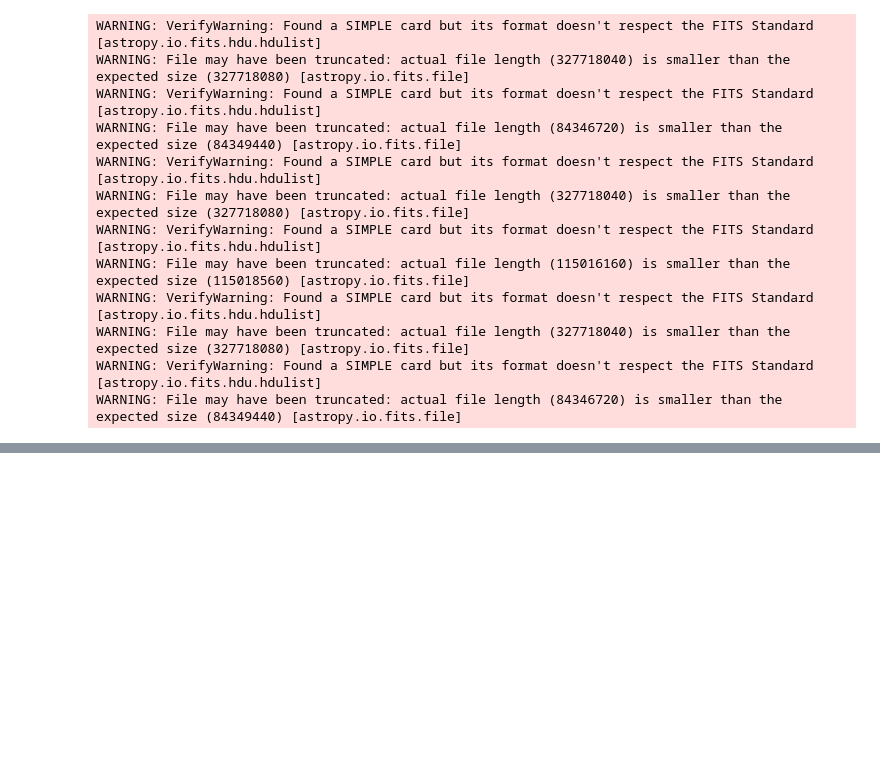
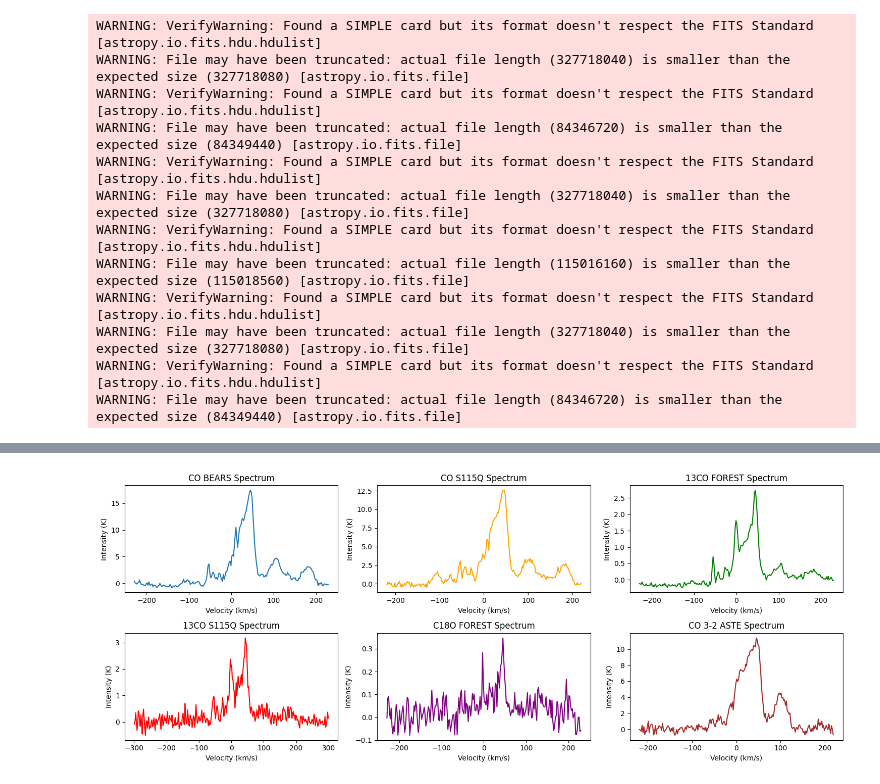
Before and after one commit to SpacialTree/dustridge-cd, a Jupyter notebook: notebooks/dustridge_co_mom0.ipynb, the cells around one changed output, grey strips where cells are left out. Saved outputs shown, nothing was run; the diff lists cells and outputs as text; code cells hidden in the pictures; blank space fills up the shorter version.

```diff
--- a/notebooks/dustridge_co_mom0.ipynb
+++ b/notebooks/dustridge_co_mom0.ipynb
@@ -52,3 +56,19 @@ subcube_13co_forest = cube_13co_forest.subcube_from_regions([reg])
 subcube_13co_s115q = cube_13co_s115q.subcube_from_regions([reg])
 subcube_c18o_forest = cube_c18o_forest.subcube_from_regions([reg])
 subcube_co32_aste = cube_co32_aste.subcube_from_regions([reg])
+# %%
+reg_left_cd = Regions.read('/orange/adamginsburg/jwst/cloudc/lactea-filament/lactea-filament/regions_/left_cloudd.region')
+# %%
+regcube_co_bears = cube_co_bears.subcube_from_regions(reg_left_cd)
+regcube_co_s115q = cube_co_s115q.subcube_from_regions(reg_left_cd)
+regcube_13co_forest = cube_13co_forest.subcube_from_regions(reg_left_cd)
+regcube_13co_s115q = cube_13co_s115q.subcube_from_regions(reg_left_cd)
+regcube_c18o_forest = cube_c18o_forest.subcube_from_regions(reg_left_cd)
+regcube_co32_aste = cube_co32_aste.subcube_from_regions(reg_left_cd)
+# %%
+spec_co_bears = regcube_co_bears.mean(axis=(1,2))
+spec_co_s115q = regcube_co_s115q.mean(axis=(1,2))
+spec_13co_forest = regcube_13co_forest.mean(axis=(1,2))
+spec_13co_s115q = regcube_13co_s115q.mean(axis=(1,2))
+spec_c18o_forest = regcube_c18o_forest.mean(axis=(1,2))
+spec_co32_aste = regcube_co32_aste.mean(axis=(1,2))
@@ -54,0 +82,42 @@ subcube_co32_aste = cube_co32_aste.subcube_from_regions([reg])
+# %%
+fig = plt.figure(figsize=(15,6))
+
+ax1 = plt.subplot(231)
+ax1.plot(spec_co_bears.spectral_axis.to(u.km/u.s), spec_co_bears.value, label='CO BEARS')
+ax1.set_xlabel('Velocity (km/s)')
+ax1.set_ylabel('Intensity (K)')
+ax1.set_title('CO BEARS Spectrum')
+
+ax2 = plt.subplot(232)
+ax2.plot(spec_co_s115q.spectral_axis.to(u.km/u.s), spec_co_s115q.value, label='CO S115Q', color='orange')
+ax2.set_xlabel('Velocity (km/s)')
+ax2.set_ylabel('Intensity (K)')
+ax2.set_title('CO S115Q Spectrum')
+
+ax3 = plt.subplot(233)
+ax3.plot(spec_13co_forest.spectral_axis.to(u.km/u.s), spec_13co_forest.value, label='13CO FOREST', color='green')
+ax3.set_xlabel('Velocity (km/s)')
+ax3.set_ylabel('Intensity (K)')
+ax3.set_title('13CO FOREST Spectrum')
+
+ax4 = plt.subplot(234)
+ax4.plot(spec_13co_s115q.spectral_axis.to(u.km/u.s), spec_13co_s115q.value, label='13CO S115Q', color='red')
+ax4.set_xlabel('Velocity (km/s)')
+ax4.set_ylabel('Intensity (K)')
+ax4.set_title('13CO S115Q Spectrum')
+
+ax5 = plt.subplot(235)
+ax5.plot(spec_c18o_forest.spectral_axis.to(u.km/u.s), spec_c18o_forest.value, label='C18O FOREST', color='purple')
+ax5.set_xlabel('Velocity (km/s)')
+ax5.set_ylabel('Intensity (K)')
+ax5.set_title('C18O FOREST Spectrum')
+
+ax6 = plt.subplot(236)
+ax6.plot(spec_co32_aste.spectral_axis.to(u.km/u.s), spec_co32_aste.value, label='CO 3-2 ASTE', color='brown')
+ax6.set_xlabel('Velocity (km/s)')
+ax6.set_ylabel('Intensity (K)')
+ax6.set_title('CO 3-2 ASTE Spectrum')
+
+plt.tight_layout()
+# %% [output]
+[figure, added]
```
Also changed, not shown: parts of 13 cells of this notebook.
